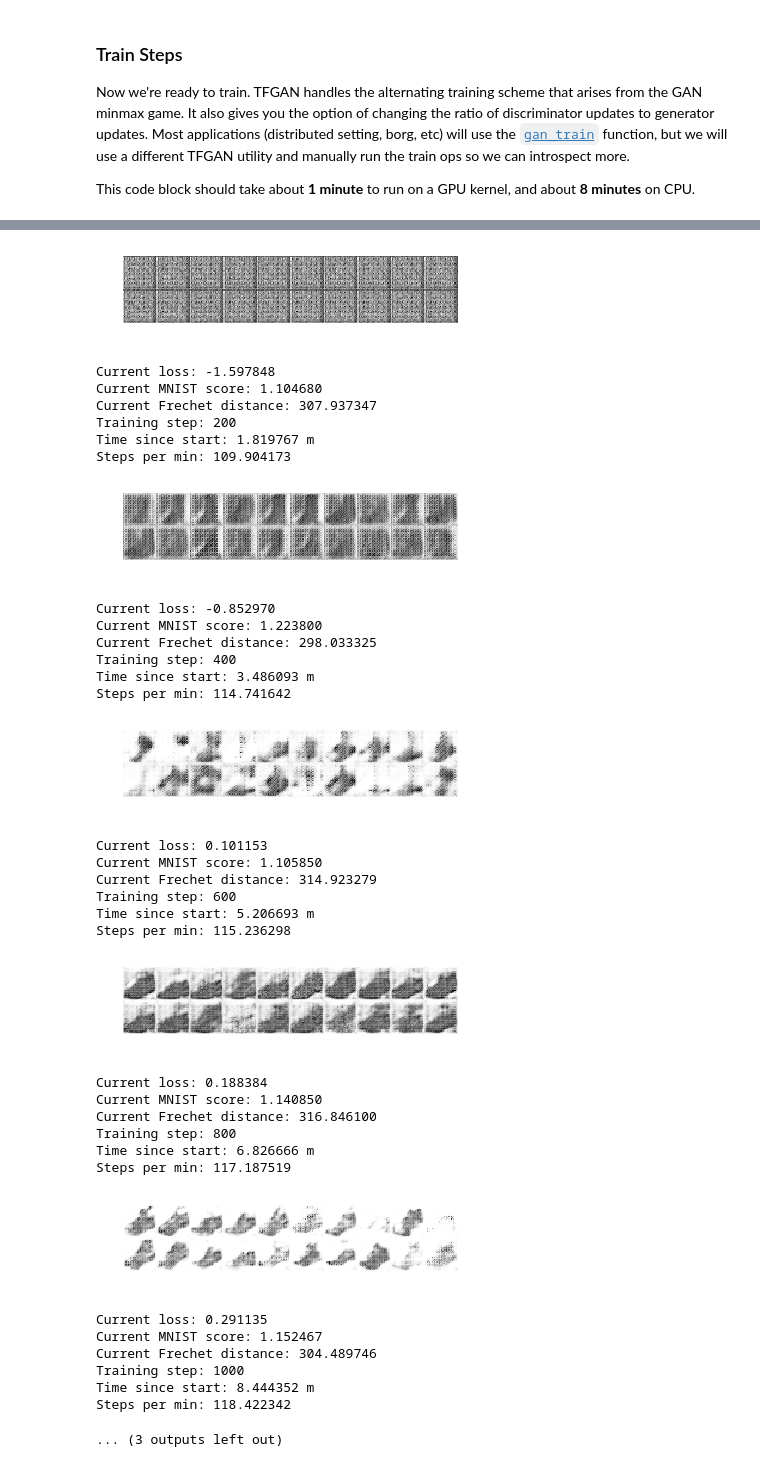
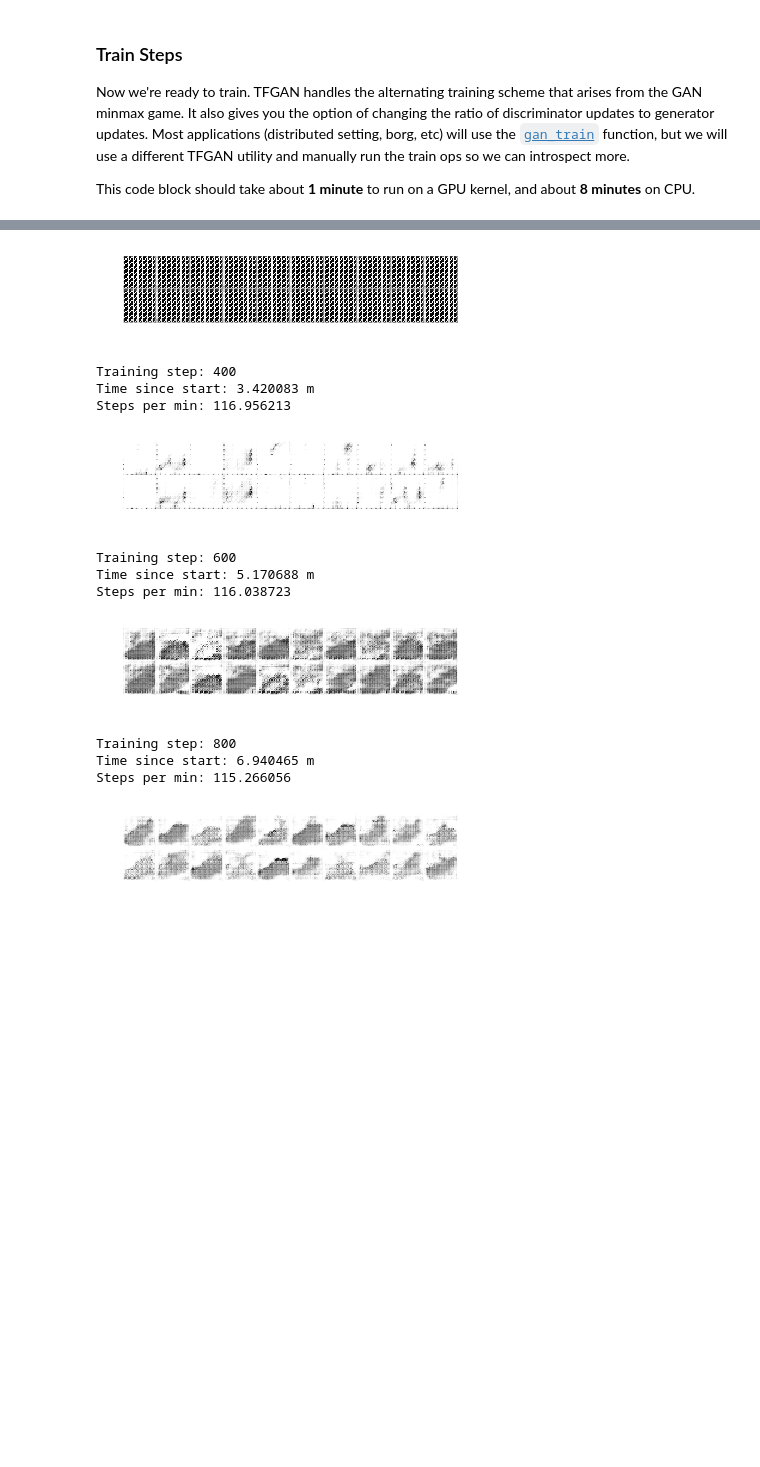
Before and after one commit to tmgrgg/shoe-recommendation-engine, a Jupyter notebook: ShoeGANv0_2_LOCAL.ipynb, the cells around one changed output, grey strips where cells are left out. Saved outputs shown, nothing was run; the diff lists cells and outputs as text; code cells hidden in the pictures; blank space fills up the shorter version.

Commit message:
tided up shoeGanv0_2 Notebook,

```diff
--- a/ShoeGANv0_2_LOCAL.ipynb
+++ b/ShoeGANv0_2_LOCAL.ipynb
@@ -290,2 +123,0 @@ def float_image_to_uint8(image):
-# %%
-dataset = get_shoe_dataset('test', '/Users/griggles/Documents/FLATIRON/Final Project/Fashion/shoes/numpy')
@@ -624,6 +368,20 @@ END OF TENSORS
 #inception score probably just takes a classifier that already works on the right distribution
 #and sees how it does on this new distribution. Kind of like an analogy between probability
 #and likelihood. The score represents...
+# %%
+# EVALUATION: Reshape eval images for viewing.
+
+
+num_images_to_eval = 32
+# For variables to load, use the same variable scope as in the train job.
+with tf.variable_scope('Generator', reuse=True):
+    eval_images = gan_model.generator_fn(
+        tf.random_normal([num_images_to_eval, noise_dims]),
+        is_training=False)
+
+
+generated_data_to_visualize = tfgan.eval.image_reshaper(
+    eval_images[:20,...], num_cols=10)
 # %% [markdown]
 ### Train Steps
 
@@ -631,6 +389,8 @@ Now we're ready to train. TFGAN handles the alternating training scheme that ari
 
 This code block should take about **1 minute** to run on a GPU kernel, and about **8 minutes** on CPU.
 # %%
+
+
 # We have the option to train the discriminator more than one step for every
 # step of the generator. In order to do this, we use a `GANTrainSteps` with
 # desired values. For this example, we use the default 1 generator train step
@@ -647,12 +407,7 @@ with tf.train.SingularMonitoredSession() as sess:
             sess, gan_train_ops, global_step, train_step_kwargs={})
         loss_values.append((i, cur_loss))
         if i % 200 == 0:
-            mnist_score, f_distance, digits_np = sess.run(
-                [eval_score, frechet_distance, generated_data_to_visualize])
-            mnist_scores.append((i, mnist_score))
-            frechet_distances.append((i, f_distance))
+            shoes_np = sess.run([generated_data_to_visualize])
             print('Current loss: %f' % cur_loss)
-            print('Current MNIST score: %f' % mnist_scores[-1][1])
-            print('Current Frechet distance: %f' % frechet_distances[-1][1])
-            visualize_training_generator(i, start_time, digits_np)
+            visualize_training_generator(i, start_time, shoes_np)
 # %% [output]
@@ -668,36 +421,13 @@ Steps per min: 0.000000
-[figure, old version]
+[figure, new version]
-Current loss: -1.597848
-Current MNIST score: 1.104680
-Current Frechet distance: 307.937347
-Training step: 200
-Time since start: 1.819767 m
-Steps per min: 109.904173
+Training step: 400
+Time since start: 3.420083 m
+Steps per min: 116.956213
-[figure, old version]
+[figure, new version]
-Current loss: -0.852970
-Current MNIST score: 1.223800
-Current Frechet distance: 298.033325
-Training step: 400
-Time since start: 3.486093 m
-Steps per min: 114.741642
+Training step: 600
+Time since start: 5.170688 m
+Steps per min: 116.038723
-[figure, old version]
+[figure, new version]
-Current loss: 0.101153
-Current MNIST score: 1.105850
-Current Frechet distance: 314.923279
-Training step: 600
-Time since start: 5.206693 m
-Steps per min: 115.236298
+Training step: 800
+Time since start: 6.940465 m
+Steps per min: 115.266056
-[figure, old version]
-Current loss: 0.188384
-Current MNIST score: 1.140850
-Current Frechet distance: 316.846100
-Training step: 800
-Time since start: 6.826666 m
-Steps per min: 117.187519
-[figure, old version]
+[figure, new version]
-Current loss: 0.291135
-Current MNIST score: 1.152467
-Current Frechet distance: 304.489746
-Training step: 1000
-Time since start: 8.444352 m
-Steps per min: 118.422342
-... (3 outputs left out)
```
Also changed, not shown: parts of 24 cells of this notebook.
